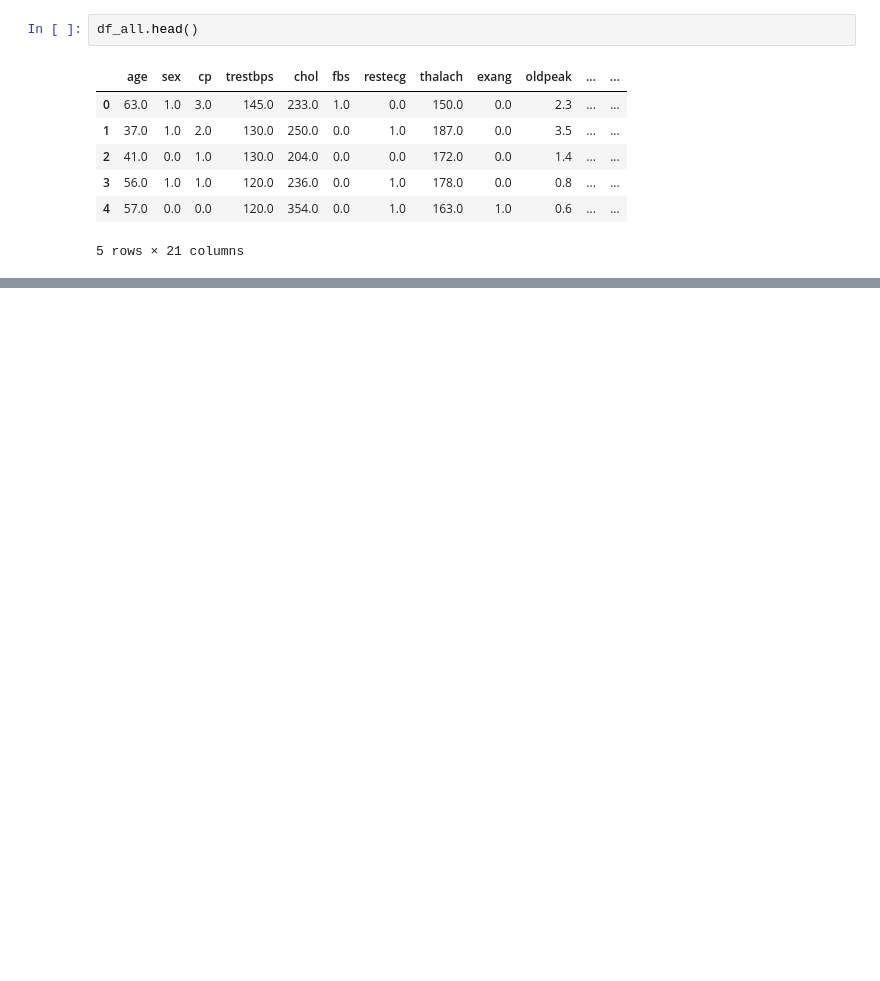
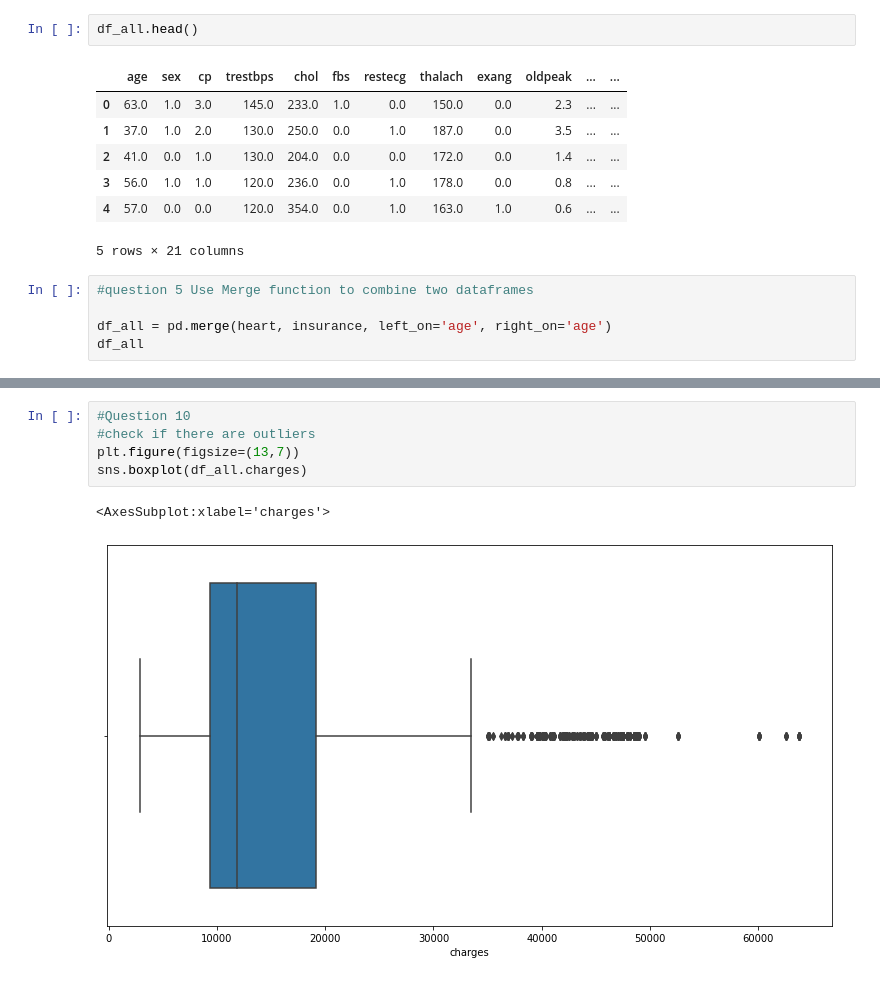
Before and after one commit to buriihenry/heart_Insurance_Sklearn, a Jupyter notebook: Heart Disease & insurance.ipynb, the cells around one changed output, grey strips where cells are left out. Cells and saved outputs as stored; diff of their text form; blank space fills up the shorter version.

```diff
--- a/Heart Disease & insurance.ipynb
+++ b/Heart Disease & insurance.ipynb
@@ -175,3 +174,8 @@ df_all.head()
 | 3 | 56.0 | 1.0 | 1.0 | 120.0 | 236.0 | 0.0 | 1.0 | 178.0 | 0.0 | 0.8 | ... | ... |
 | 4 | 57.0 | 0.0 | 0.0 | 120.0 | 354.0 | 0.0 | 1.0 | 163.0 | 1.0 | 0.6 | ... | ... |
 5 rows × 21 columns
+# %%
+#question 5 Use Merge function to combine two dataframes
+
+df_all = pd.merge(heart, insurance, left_on='age', right_on='age')
+df_all
@@ -184,0 +323,8 @@ Index(['age', 'sex', 'cp', 'trestbps', 'chol', 'fbs', 'restecg', 'thalach',
+# %%
+#Question 10
+#check if there are outliers
+plt.figure(figsize=(13,7))
+sns.boxplot(df_all.charges)
+# %% [output]
+<AxesSubplot:xlabel='charges'>
+[figure, added]
```
Also changed, not shown: parts of 46 cells of this notebook, 4 other files.
